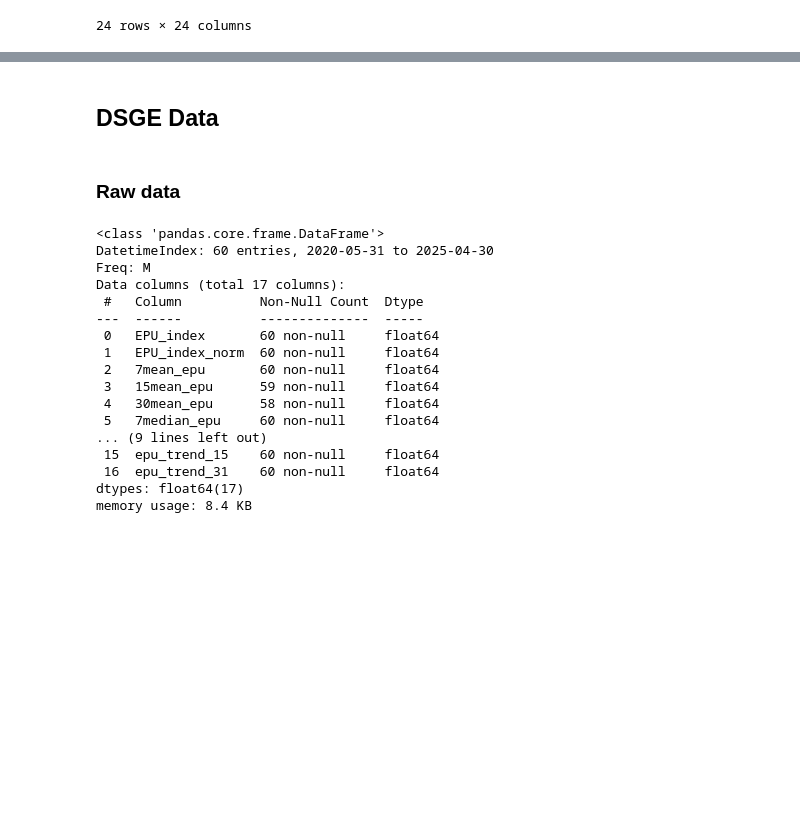
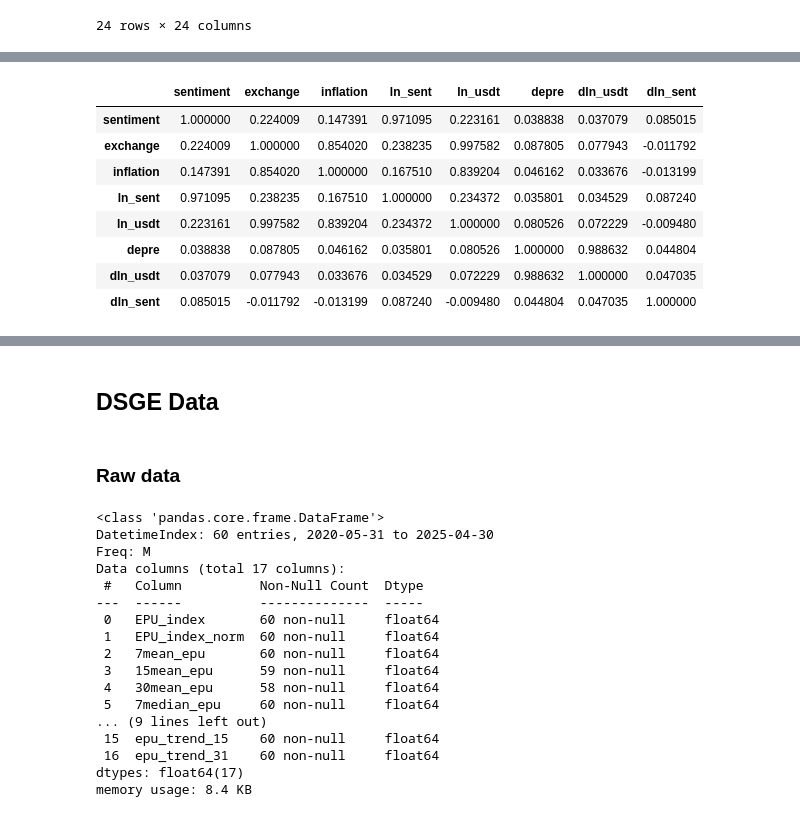
Before and after one commit to osmarbolivar/Sentiment-Analysis-Criptocurrency, a Jupyter notebook: Data.ipynb, the cells around one changed output, grey strips where cells are left out. Saved outputs shown, nothing was run; the diff lists cells and outputs as text; code cells hidden in the pictures; blank space fills up the shorter version.

Commit message:
bsvar_2

```diff
--- a/Data.ipynb
+++ b/Data.ipynb
@@ -578,0 +581,3 @@ fig.show()
+# %%
+data_bsvar = pd.read_excel('./data_bsvar.xlsx', index_col=0)
+data_bsvar.info()
@@ -578,0 +612,18 @@ fig.show()
+# %%
+data_bsvar['ln_sent'] = np.log(data_bsvar['sentiment'])
+data_bsvar['ln_usdt'] = np.log(data_bsvar['exchange'])
+data_bsvar['depre'] = data_bsvar['exchange'] - data_bsvar['exchange'].shift(1)
+data_bsvar['dln_usdt'] = data_bsvar['ln_usdt'] - data_bsvar['ln_usdt'].shift(1)
+data_bsvar['dln_sent'] = data_bsvar['ln_sent'] - data_bsvar['ln_sent'].shift(1)
+# %%
+data_bsvar.corr()
+# %% [output]
+|  | sentiment | exchange | inflation | ln_sent | ln_usdt | depre | dln_usdt | dln_sent |
+| sentiment | 1.000000 | 0.224009 | 0.147391 | 0.971095 | 0.223161 | 0.038838 | 0.037079 | 0.085015 |
+| exchange | 0.224009 | 1.000000 | 0.854020 | 0.238235 | 0.997582 | 0.087805 | 0.077943 | -0.011792 |
+| inflation | 0.147391 | 0.854020 | 1.000000 | 0.167510 | 0.839204 | 0.046162 | 0.033676 | -0.013199 |
+| ln_sent | 0.971095 | 0.238235 | 0.167510 | 1.000000 | 0.234372 | 0.035801 | 0.034529 | 0.087240 |
+| ln_usdt | 0.223161 | 0.997582 | 0.839204 | 0.234372 | 1.000000 | 0.080526 | 0.072229 | -0.009480 |
+| depre | 0.038838 | 0.087805 | 0.046162 | 0.035801 | 0.080526 | 1.000000 | 0.988632 | 0.044804 |
+| dln_usdt | 0.037079 | 0.077943 | 0.033676 | 0.034529 | 0.072229 | 0.988632 | 1.000000 | 0.047035 |
+| dln_sent | 0.085015 | -0.011792 | -0.013199 | 0.087240 | -0.009480 | 0.044804 | 0.047035 | 1.000000 |
```
Also changed, not shown: parts of 4 cells of this notebook, 3 other files.
